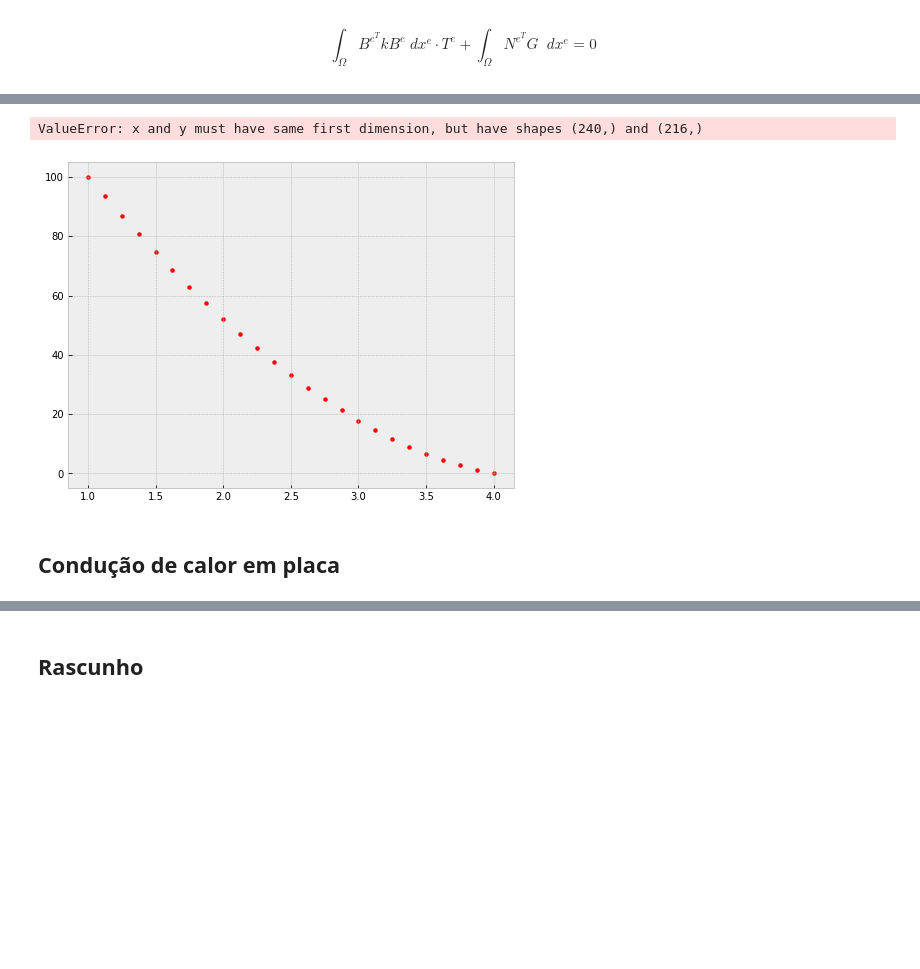
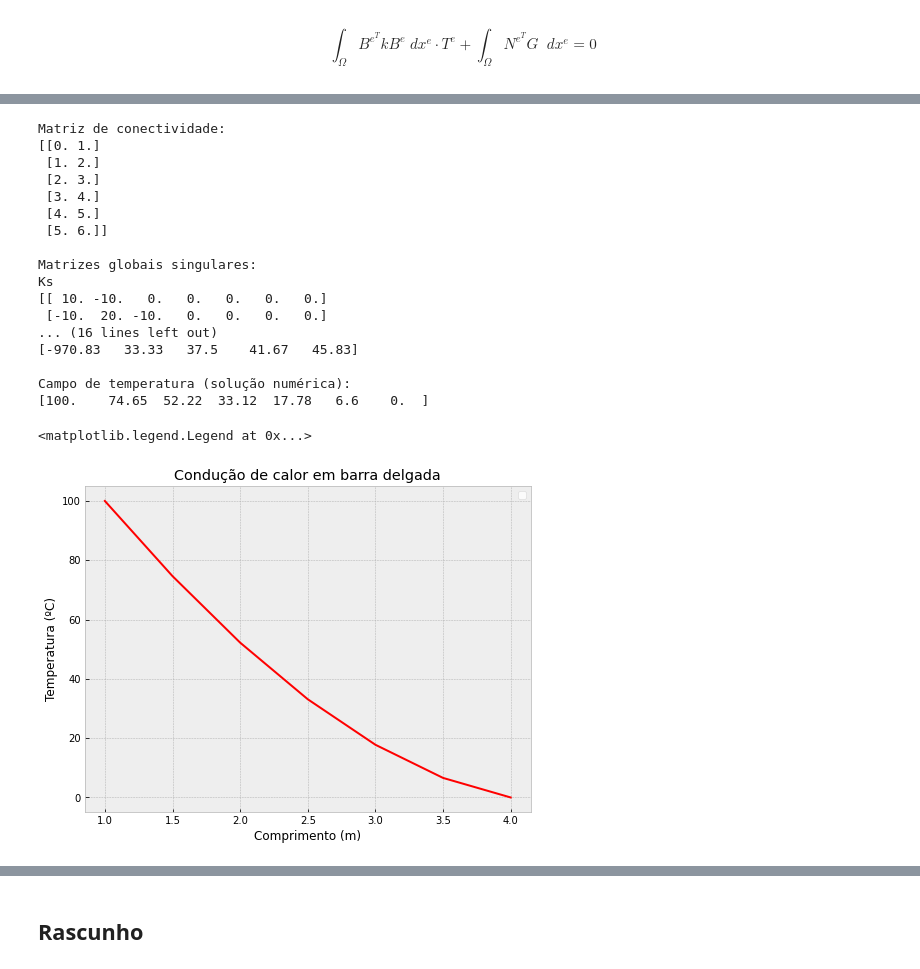
Before and after one commit to jpedro-rod/ElementosFinitos, a Jupyter notebook: Elementos_Finitos.ipynb, the cells around one changed output, grey strips where cells are left out. Drawn from its saved outputs; the diff is of its cells as text; code cells hidden in the pictures; blank space fills up the shorter version.

Commit message:
Revert "Criacao do campo de temperatura numerico"
This reverts commit b039cf28e8660a1c31c696f00fb7f2c1f04b4da0.

```diff
--- a/Elementos_Finitos.ipynb
+++ b/Elementos_Finitos.ipynb
@@ -113,7 +113,7 @@ def S(x):
 
 ordemElemento = 1   #1 ou 2
 
-ligacoes = 25                              #PARA 2ª ORDEM SOMENTE NÚMEROS ÍMPARES
+ligacoes = 7                              #PARA 2ª ORDEM SOMENTE NÚMEROS ÍMPARES
 malha = np.linspace(Xo,Xf,ligacoes)
 
 #################################################
@@ -269,9 +269,9 @@ if ordemElemento == 1:
 
     print("\nMatrizes globais singulares: ")
     print("Ks")
-    #print(np.array_str(Ks, precision=2, suppress_small=True))
+    print(np.array_str(Ks, precision=2, suppress_small=True))
     print("Gs")
-    #print(np.array_str(Gs, precision=2, suppress_small=True))
+    print(np.array_str(Gs, precision=2, suppress_small=True))
 
 ##2ª ORDEM
 elif ordemElemento == 2:
@@ -343,9 +343,9 @@ for i in range(len(G)):
 
 print("\nMatrizes globais: ")
 print("K")
-#print(np.array_str(K, precision=2, suppress_small=True))
+print(np.array_str(K, precision=2, suppress_small=True))
 print("G")
-#print(np.array_str(G, precision=2, suppress_small=True))
+print(np.array_str(G, precision=2, suppress_small=True))
 
 #Solucionando o sistema
 
@@ -358,46 +358,9 @@ CampoTemperatura = np.concatenate((BCo,CampoTSemContorno,BCf))
 print("\nCampo de temperatura (solução numérica): ")
 print(np.array_str(CampoTemperatura, precision=2, suppress_small=True))
 
-def CampoTNumerico(x, T):
-
-    nNos = len(T)
-    nElem = nNos - 1
-    DominioElemento = np.linspace(1,1 + (Xf - Xo)/nNos,int(len(x)/nNos))
-
-    Dominio = np.empty((nNos, len(DominioElemento)))
-    comprimento = (Xf - Xo)/nNos
-
-    for e in range(nNos):
-            D = (Xo + comprimento*e)*DominioElemento
-            Dominio[e] = D
-
-    print(Dominio)
-    #O Fim e o início de cada elemento coincidem, o que causaria uma repetição de valores na hora de concatenar a solução de cada elemento.
-    #Por isso, fiz o 1º elemento completo à parte e os demais fiz sem o primeiro valor do elemento, pois ele já se enontra no fim do elemento anterior
-
-    #1º elemento
-
-    #TnumInicial = np.empty(nElem)
-
-    #TnumInicial = N11(intervalosPorElemento[0], IEN[0,0], IEN[0,1])*T[0] + N12(intervalosPorElemento[0], IEN[0,0], IEN[0,1])*T[1]
-
-    Tnum = np.empty((nElem,len(DominioElemento)))
-
-    for i,elemento in enumerate(IEN):
-        Xe0 = elemento[0]
-        Xef = elemento[1]
-
-        Tn = N11(Dominio[i], Xe0, Xef)*T[i] + N12(Dominio[i], Xe0, Xef)*T[i+1]
-
-        Tnum[i] = Tn
-
-    Tnum = Tnum.flatten()
-
-    return Tnum
-
 #Solução analítica
 
-DominioAnalitico = np.linspace(Xo,Xf,240)
+DominioAnalitico = np.linspace(Xo,Xf,200)
 
 def CampoTAnalitico(x):
     return (5/9)*x**3 + (10/3)*x**2 - (185/3)*x + 1420/9
@@ -408,10 +371,9 @@ plt.style.use('bmh')
 
 fig, (ax1) = plt.subplots(1, 1, sharey=True, sharex = True, figsize = (8,6))
 
-ax1.scatter(malha, CampoTemperatura, s=15, color='red',)
-#ax1.plot(malha, CampoTemperatura, color='red',)
-ax1.plot(DominioAnalitico, CampoTNumerico(DominioAnalitico, CampoTemperatura), color='red', linewidth=1.5)
-ax1.plot(DominioAnalitico, CampoTAnalitico(DominioAnalitico), color='black', linewidth=1.5)
+#ax1.scatter(malha, CampoTemperatura, s=15, color='red',)
+ax1.plot(malha, CampoTemperatura, color='red',)
+#ax1.plot(DominioAnalitico, CampoTAnalitico(DominioAnalitico), color='black', linewidth=1.5)
 ax1.set_title('Condução de calor em barra delgada')
 ax1.set_xlabel('Comprimento (m)')
 ax1.set_ylabel('Temperatura (ºC)')
@@ -437,4 +383,19 @@ Matriz de conectividade:
-ValueError: x and y must have same first dimension, but have shapes (240,) and (216,)
+Matriz de conectividade:
+[[0. 1.]
+ [1. 2.]
+ [2. 3.]
+ [3. 4.]
+ [4. 5.]
+ [5. 6.]]
+
+Matrizes globais singulares:
+Ks
+[[ 10. -10.   0.   0.   0.   0.   0.]
+ [-10.  20. -10.   0.   0.   0.   0.]
+... (16 lines left out)
+[-970.83   33.33   37.5    41.67   45.83]
+
+Campo de temperatura (solução numérica):
+[100.    74.65  52.22  33.12  17.78   6.6    0.  ]
+<matplotlib.legend.Legend at 0x...>
-[figure, old version]
+[figure, new version]
-# %% [markdown]
-## Condução de calor em placa
```
Also changed, not shown: parts of 5 cells of this notebook.
